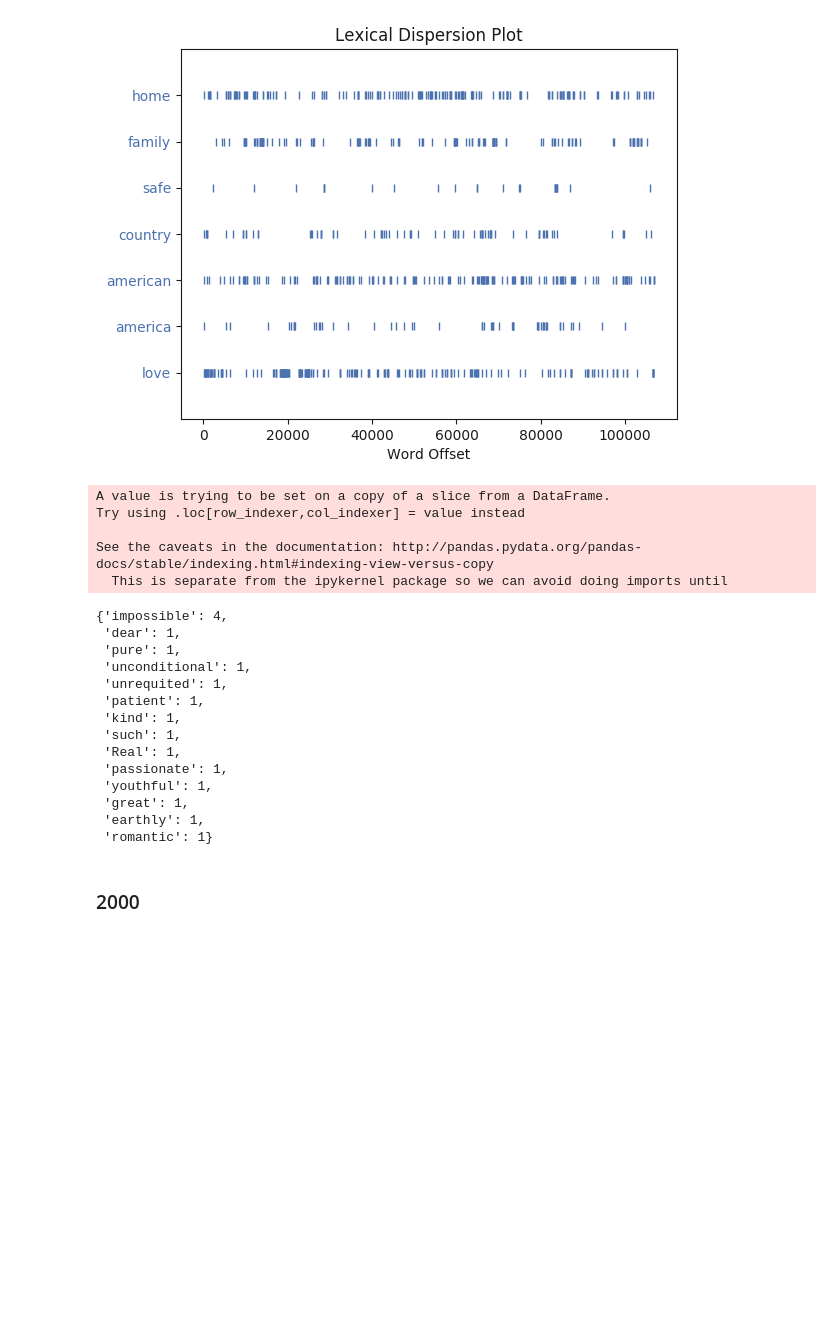
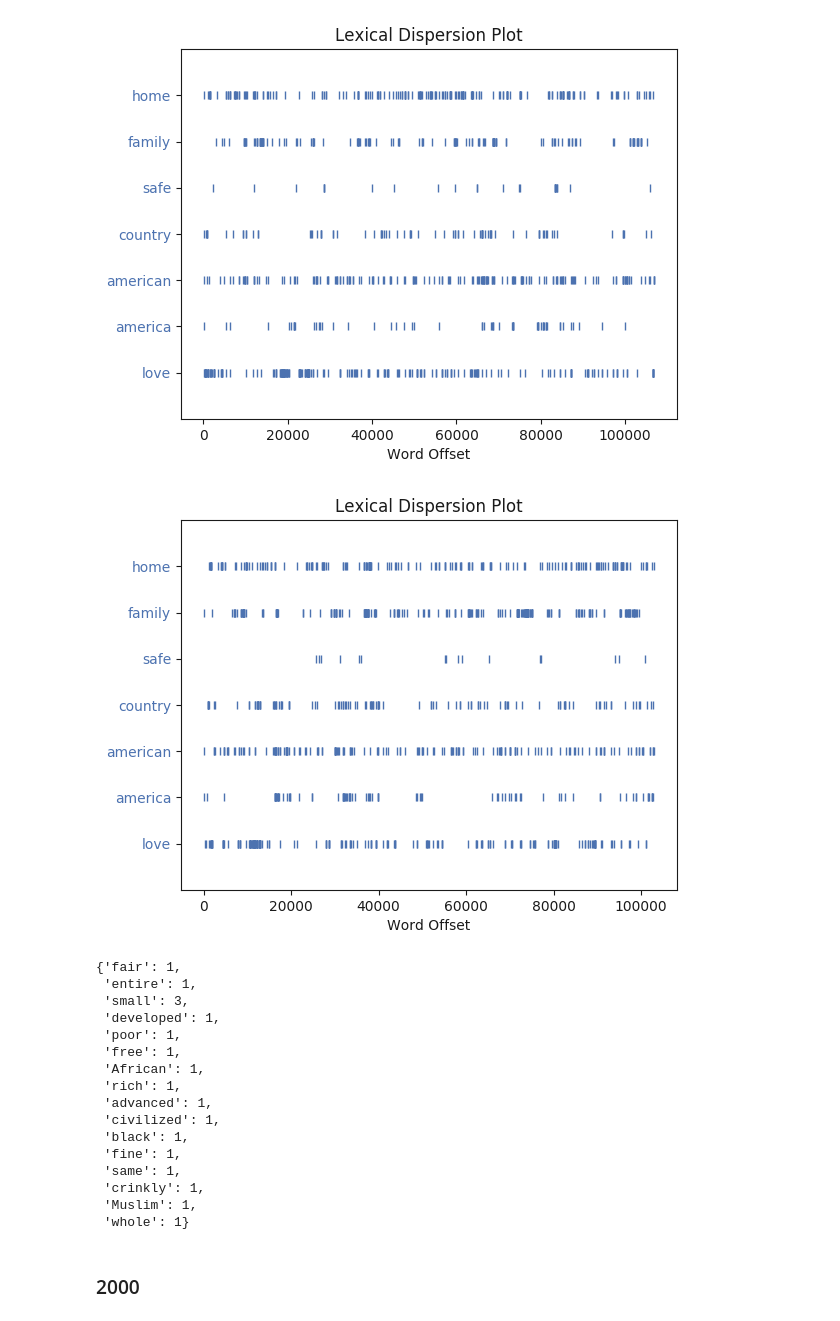
Before and after one commit to laurenjli/nlp-tal, a Jupyter notebook: events_analysis.ipynb, the cells around one changed output. Drawn from its saved outputs; the diff is of its cells as text; code cells hidden in the pictures; blank space fills up the shorter version.

```diff
--- a/events_analysis.ipynb
+++ b/events_analysis.ipynb
@@ -253,28 +264,29 @@ anybody_miss mama_merry joe_miss honey_miss falls_believes duke_named
 hath_great woman_deeply told_let peace_understanding
 peace_understanding?the sarah_tells want_think
 [figure]
+# %%
+plot_dispersion(df99,word2)
+# %% [output]
+[figure, added]
 # %%
-most_common_adj(df99, 'love')
+most_common_adj(df99, 'country')
 # %% [output]
-A value is trying to be set on a copy of a slice from a DataFrame.
-Try using .loc[row_indexer,col_indexer] = value instead
-
-See the caveats in the documentation: http://pandas.pydata.org/pandas-docs/stable/indexing.html#indexing-view-versus-copy
-  This is separate from the ipykernel package so we can avoid doing imports until
+{'fair': 1,
+ 'entire': 1,
+ 'small': 3,
+ 'developed': 1,
+ 'poor': 1,
+ 'free': 1,
+ 'African': 1,
+ 'rich': 1,
+ 'advanced': 1,
+ 'civilized': 1,
+ 'black': 1,
+ 'fine': 1,
+ 'same': 1,
+ 'crinkly': 1,
+ 'Muslim': 1,
+ 'whole': 1}
-{'impossible': 4,
- 'dear': 1,
- 'pure': 1,
- 'unconditional': 1,
- 'unrequited': 1,
- 'patient': 1,
- 'kind': 1,
- 'such': 1,
- 'Real': 1,
- 'passionate': 1,
- 'youthful': 1,
- 'great': 1,
- 'earthly': 1,
- 'romantic': 1}
 # %% [markdown]
 ### 2000
 # %%
```
Also changed, not shown: parts of 48 cells of this notebook, 1 other file.
